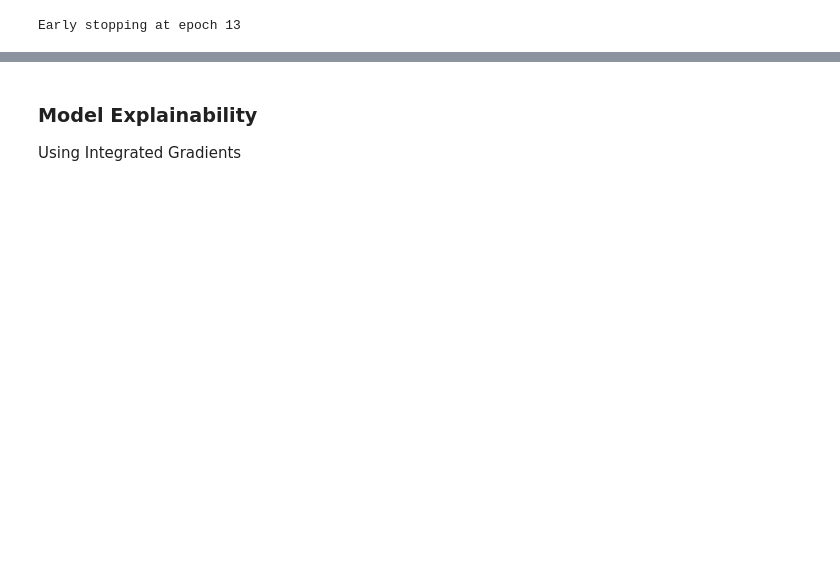
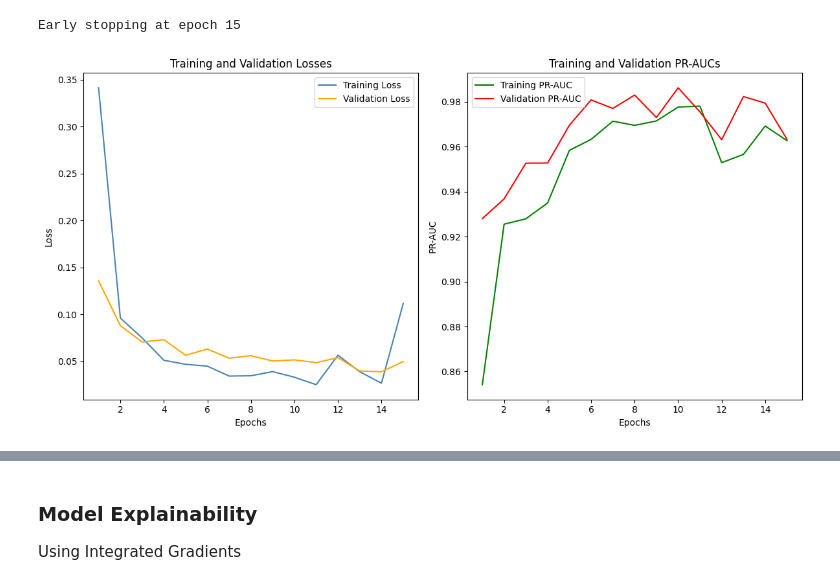
Before and after one commit to yjiahao/network-traffic-classification, a Jupyter notebook: src/model/cnn.ipynb, the cells around one changed output, grey strips where cells are left out. Cells and saved outputs as stored; diff of their text form; code cells hidden in the pictures; blank space fills up the shorter version.

```diff
--- a/src/model/cnn.ipynb
+++ b/src/model/cnn.ipynb
@@ -258,6 +260,12 @@ best_pr_auc = 0.0
 patience_left = PATIENCE
 ckpt_path = "./models/cnn_best.pt"
 os.makedirs(os.path.dirname(ckpt_path), exist_ok=True)
+
+train_losses = []
+val_losses = []
+
+train_pr_aucs = []
+val_pr_aucs = []
 
 pbar = tqdm(range(EPOCHS), desc="Training CNN")
 
@@ -274,6 +282,12 @@ for epoch in pbar:
         val_pr_auc=f"{val_metrics['pr_auc']:.4f}"
     )
 
+    train_losses.append(train_metrics['loss'])
+    val_losses.append(val_metrics['loss'])
+
+    train_pr_aucs.append(train_metrics['pr_auc'])
+    val_pr_aucs.append(val_metrics['pr_auc'])
+
     if val_metrics["pr_auc"] > best_pr_auc:
         best_pr_auc = val_metrics["pr_auc"]
         torch.save(model.state_dict(), ckpt_path)
@@ -285,7 +299,30 @@ for epoch in pbar:
         tqdm.write(f"Early stopping at epoch {epoch + 1}")
         break
 # %% [output]
-Early stopping at epoch 13
+Early stopping at epoch 15
+# %%
+fig, axes = plt.subplots(nrows=1, ncols=2, figsize=(12, 6))
+
+epochs = [i for i in range(1, len(train_losses) + 1)]
+
+axes[0].plot(epochs, train_losses, color='steelblue', label='Training Loss')
+axes[0].plot(epochs, val_losses, color='orange', label='Validation Loss')
+axes[0].set_title('Training and Validation Losses')
+axes[0].set_ylabel('Loss')
+axes[0].set_xlabel('Epochs')
+axes[0].legend()
+
+axes[1].plot(epochs, train_pr_aucs, color='green', label='Training PR-AUC')
+axes[1].plot(epochs, val_pr_aucs, color='red', label='Validation PR-AUC')
+axes[1].set_title('Training and Validation PR-AUCs')
+axes[1].set_ylabel('PR-AUC')
+axes[1].set_xlabel('Epochs')
+axes[1].legend()
+
+plt.tight_layout()
+plt.show()
+# %% [output]
+[figure, added]
 # %%
 model.load_state_dict(torch.load(ckpt_path, map_location=device))
 
```
Also changed, not shown: parts of 11 cells of this notebook.
